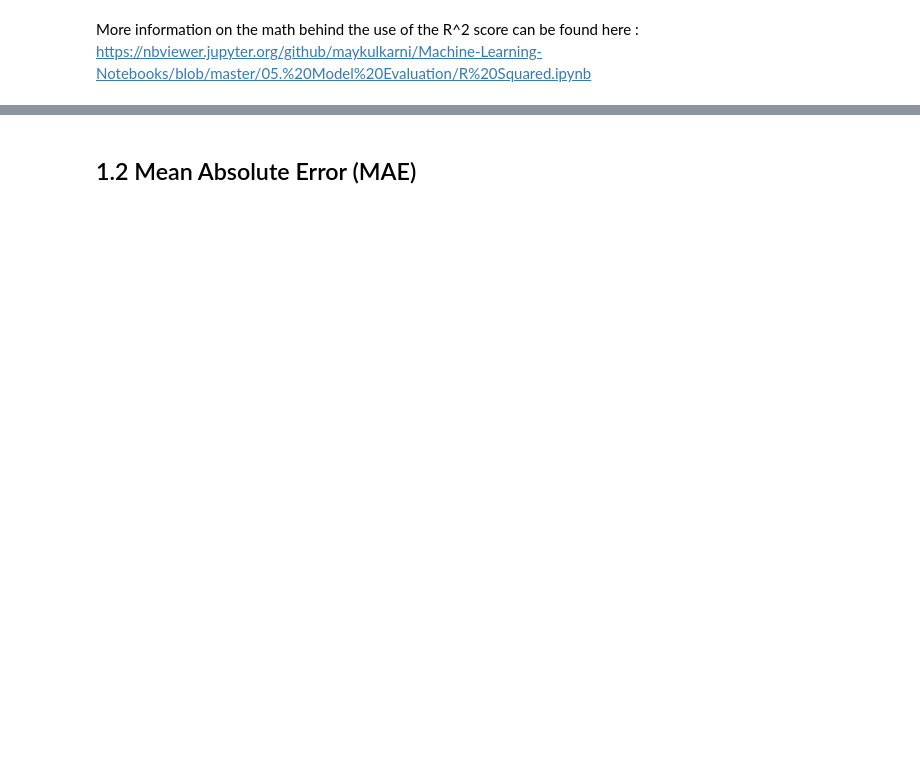
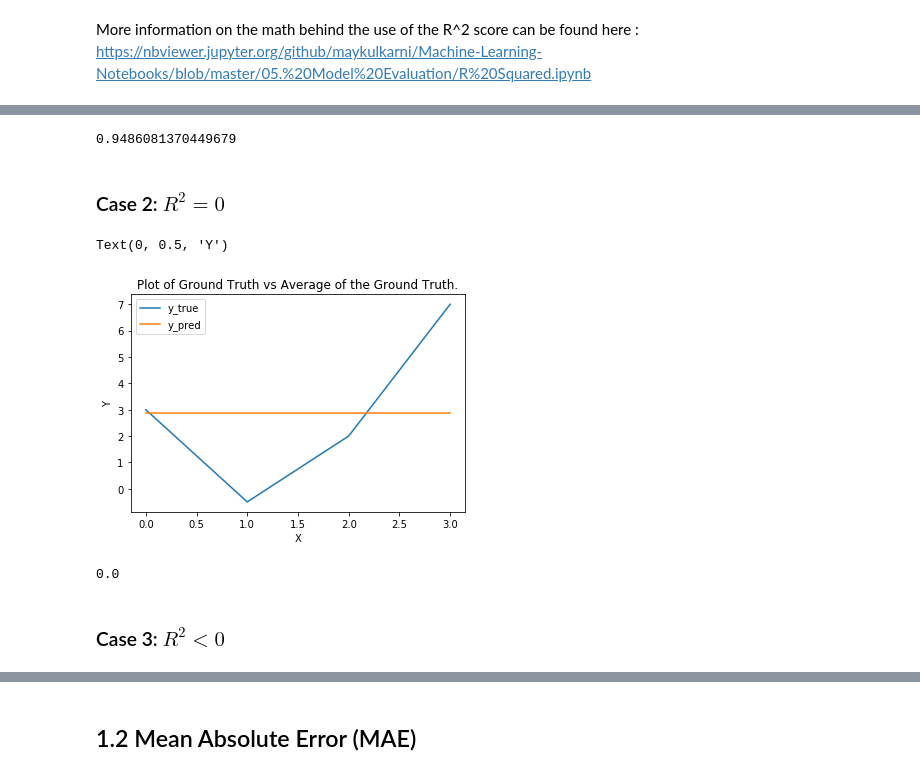
Before and after one commit to siddharthdivi/CS529, a Jupyter notebook: CS 529/Module 2/Evaluation_Metrics.ipynb, the cells around one changed output, grey strips where cells are left out. Cells and saved outputs as stored; diff of their text form; code cells hidden in the pictures; blank space fills up the shorter version.

```diff
--- a/CS 529/Module 2/Evaluation_Metrics.ipynb
+++ b/CS 529/Module 2/Evaluation_Metrics.ipynb
@@ -28,0 +64,26 @@ y_pred = [2.5, 0.0, 2, 8]
+# %%
+# The signature of the function is : r2_score(y_true, y_pred)
+# An r2_score of 1 means that your model is the best. In practice, you don't achieve such high scores, rather r2_score
+# will tend to 1 if you model the data properly.
+r2_score(y_true, y_pred)
+# %% [output]
+0.9486081370449679
+# %% [markdown]
+### Case 2: $R^{2} = 0$
+# %%
+plt.plot(y_true)
+plt.plot([np.mean(y_true)]*len(y_true))
+plt.title('Plot of Ground Truth vs Average of the Ground Truth.')
+plt.legend(['y_true', 'y_pred'])
+plt.xlabel('X')
+plt.ylabel('Y')
+# %% [output]
+Text(0, 0.5, 'Y')
+[figure, added]
+# %%
+# An R2 score of 0 corresponds to a horizontal predictor that is just the mean of all the observed values!
+r2_score(y_true, [np.mean(y_true)]*len(y_true))
+# %% [output]
+0.0
+# %% [markdown]
+### Case 3: $R^{2} < 0$
```
Also changed, not shown: parts of 20 cells of this notebook, 3 other files.
